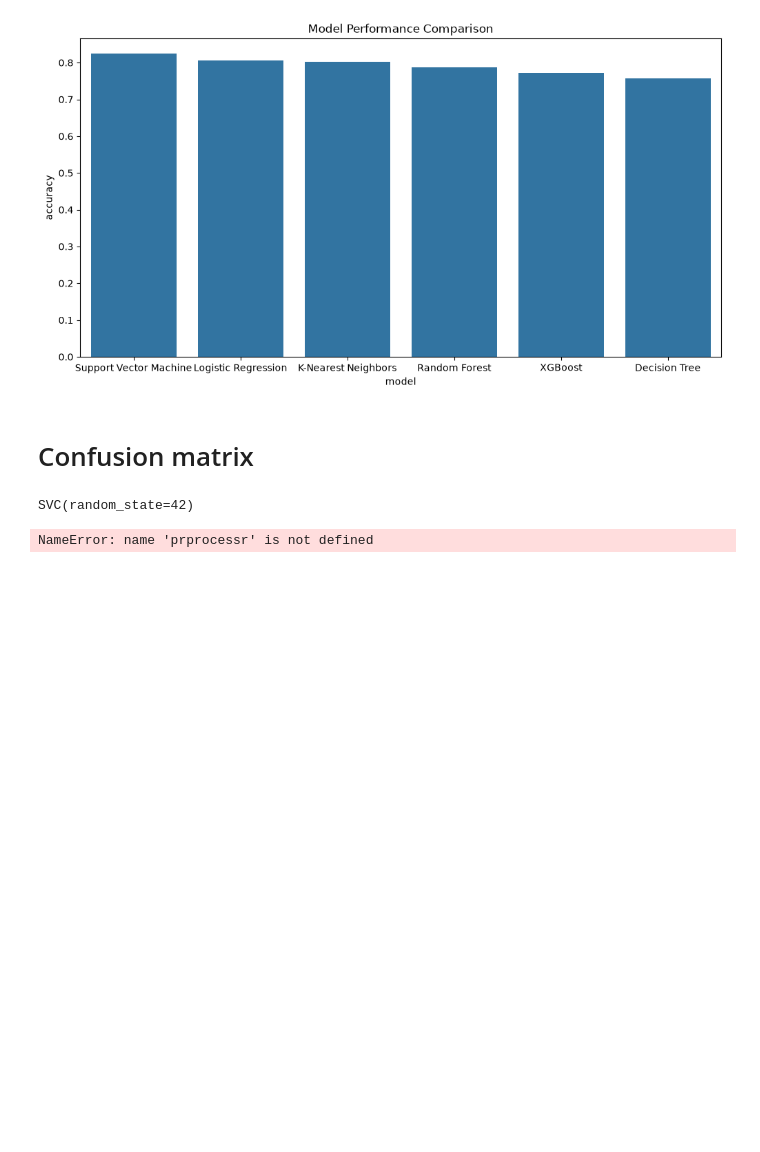
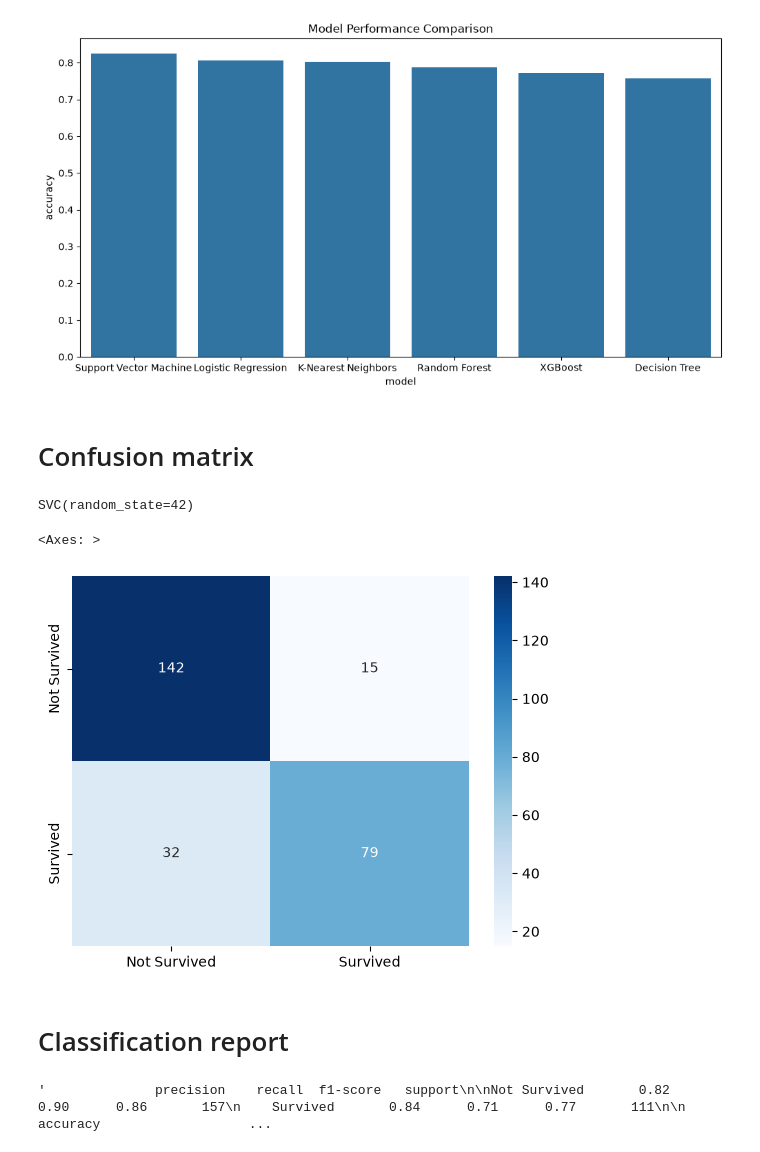
Before and after one commit to shy942/ML-exploration, a Jupyter notebook: notebooks/03_Classification_Algorithms.ipynb, the cells around one changed output. Saved outputs shown, nothing was run; the diff lists cells and outputs as text; code cells hidden in the pictures; blank space fills up the shorter version.

Commit message:
03_Classification_Algorithms.ipynb is updated

```diff
--- a/notebooks/03_Classification_Algorithms.ipynb
+++ b/notebooks/03_Classification_Algorithms.ipynb
@@ -105,7 +105,7 @@ categorical_transformer = Pipeline(steps=[
 ])
 
 # Preprocessor
-proprocessor = ColumnTransformer(transformers=[
+preprocessor = ColumnTransformer(transformers=[
     ('num', numerical_transformer, numerical_features),
     ('cat', categorical_transformer, categorical_features)
 ])
@@ -128,7 +128,7 @@ models = {
 results = []
 for model_name, model in models.items():
     pipeline = Pipeline(steps=[
-        ('preprocessor', proprocessor),
+        ('preprocessor', preprocessor),
         ('classifier', model)
     ])
 
@@ -202,17 +195,25 @@ best_model
 SVC(random_state=42)
 # %%
 # Pipeline for the best model
-best_pipeline = Pipeline([
-    ('proprocessor', prprocessr),
+best_pipeline = Pipeline(steps=[
+    ('preprocessor', preprocessor),
     ('classifier', best_model)
 ])
 
 best_pipeline.fit(X_train, y_train)
 
 predictions = best_pipeline.predict(X_test)
 
 confusion_mtx = confusion_matrix(y_test, predictions)
 
 sns.heatmap(confusion_mtx, annot=True, fmt='d', cmap='Blues', xticklabels=['Not Survived', 'Survived'], yticklabels=['Not Survived', 'Survived'])
 # %% [output]
-NameError: name 'prprocessr' is not defined
+<Axes: >
+[figure, added]
+# %% [markdown]
+# Classification report
+# %%
+classification_rpt = classification_report(y_test, predictions, target_names=['Not Survived', 'Survived'])
+classification_rpt
+# %% [output]
+'              precision    recall  f1-score   support\n\nNot Survived       0.82      0.90      0.86       157\n    Survived       0.84      0.71      0.77       111\n\n    accuracy                   ...
```
Also changed, not shown: parts of 4 cells of this notebook.
